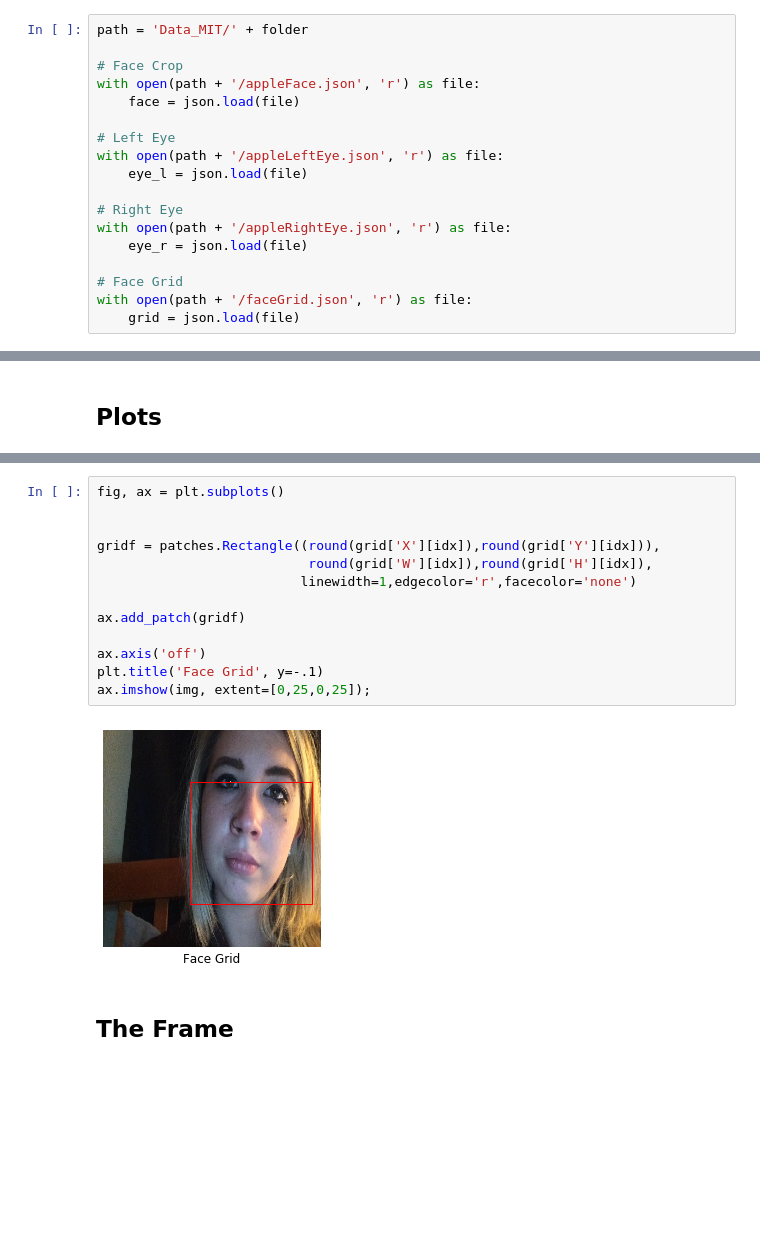
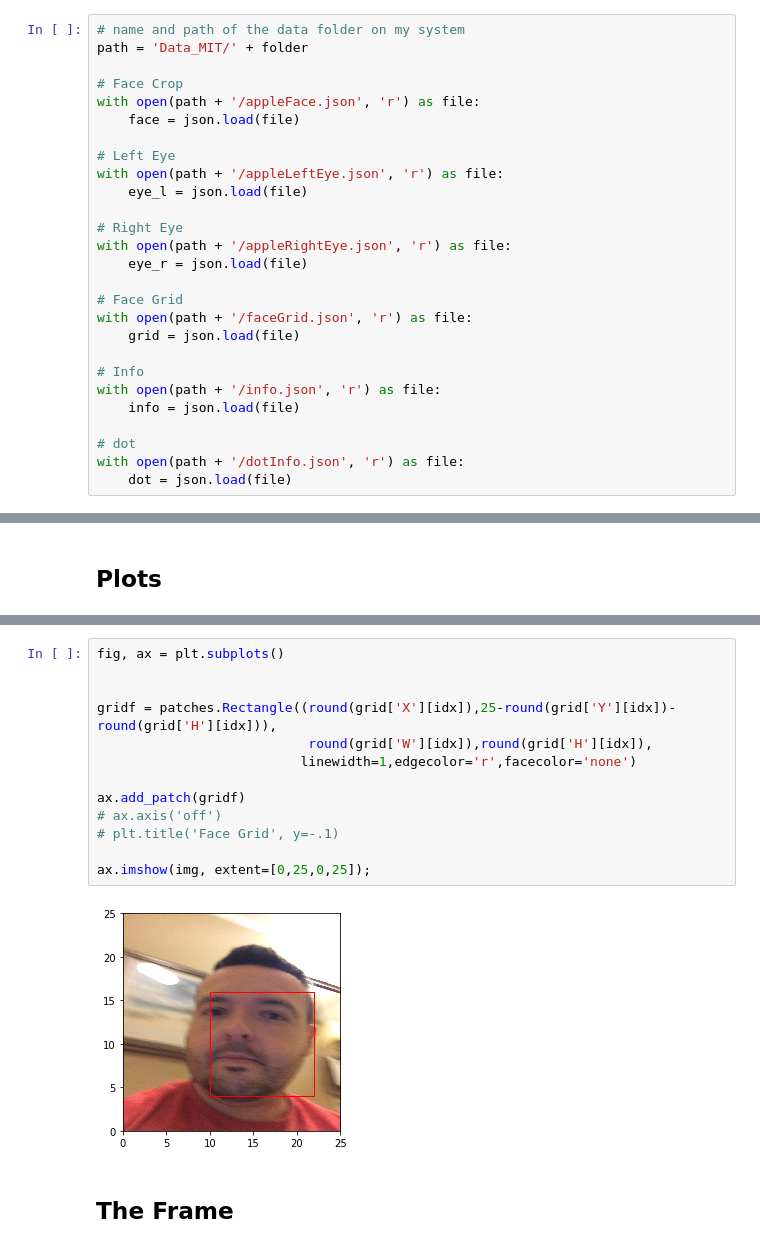
Before and after one commit to shrnkm/ETE, a Jupyter notebook: Data/data_reader_sample.ipynb, the cells around one changed output, grey strips where cells are left out. Drawn from its saved outputs; the diff is of its cells as text; blank space fills up the shorter version.

Commit message:
update data sampler

```diff
--- a/Data/data_reader_sample.ipynb
+++ b/Data/data_reader_sample.ipynb
@@ -17,6 +18,7 @@ folder
 # %% [markdown]
 ## Reading the JSON Files
 # %%
+# name and path of the data folder on my system
 path = 'Data_MIT/' + folder
 
 # Face Crop
@@ -34,6 +36,14 @@ with open(path + '/appleRightEye.json', 'r') as file:
 # Face Grid
 with open(path + '/faceGrid.json', 'r') as file:
     grid = json.load(file)
+
+# Info
+with open(path + '/info.json', 'r') as file:
+    info = json.load(file)
+
+# dot
+with open(path + '/dotInfo.json', 'r') as file:
+    dot = json.load(file)
 # %% [markdown]
 ## Picking a Random File
 # %%
@@ -98,18 +185,18 @@ plt.imshow(eyer);
 # %%
 fig, ax = plt.subplots()
 
 
-gridf = patches.Rectangle((round(grid['X'][idx]),round(grid['Y'][idx])),
+gridf = patches.Rectangle((round(grid['X'][idx]),25-round(grid['Y'][idx])-round(grid['H'][idx])),
                            round(grid['W'][idx]),round(grid['H'][idx]),
                           linewidth=1,edgecolor='r',facecolor='none')
 
 ax.add_patch(gridf)
+# ax.axis('off')
+# plt.title('Face Grid', y=-.1)
 
-ax.axis('off')
-plt.title('Face Grid', y=-.1)
 ax.imshow(img, extent=[0,25,0,25]);
 # %% [output]
-[figure, old version]
+[figure, new version]
 # %% [markdown]
 ## The Frame
 # %%
```
Also changed, not shown: parts of 10 cells of this notebook, 4 other files.
